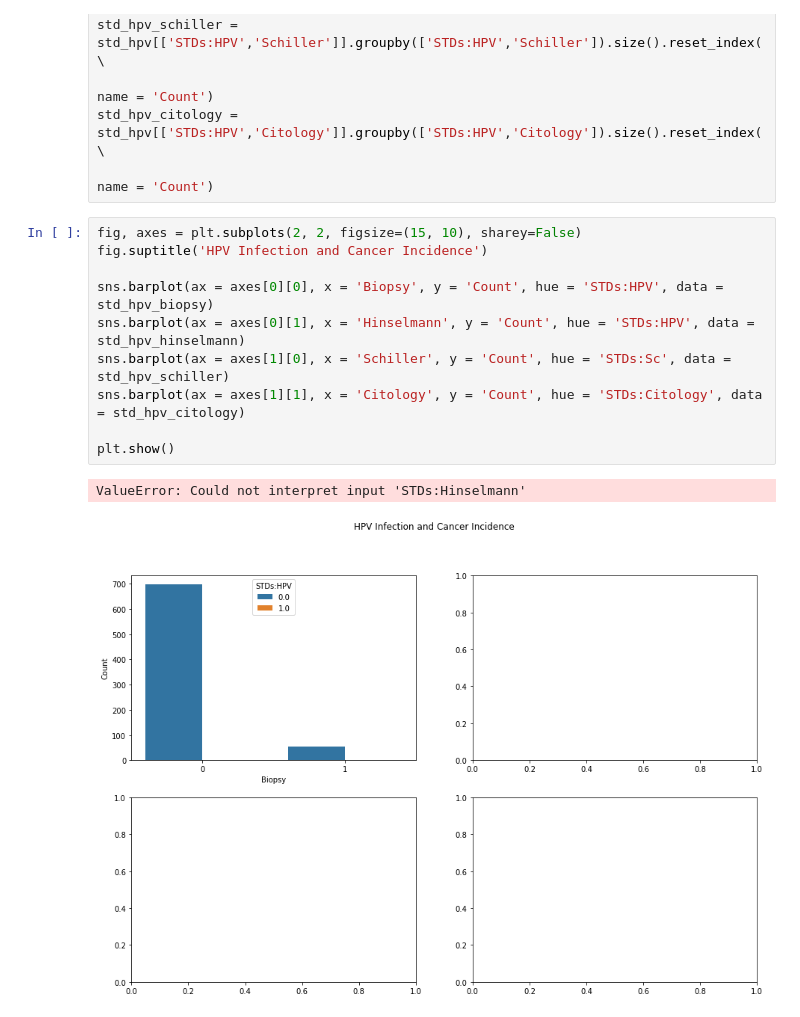
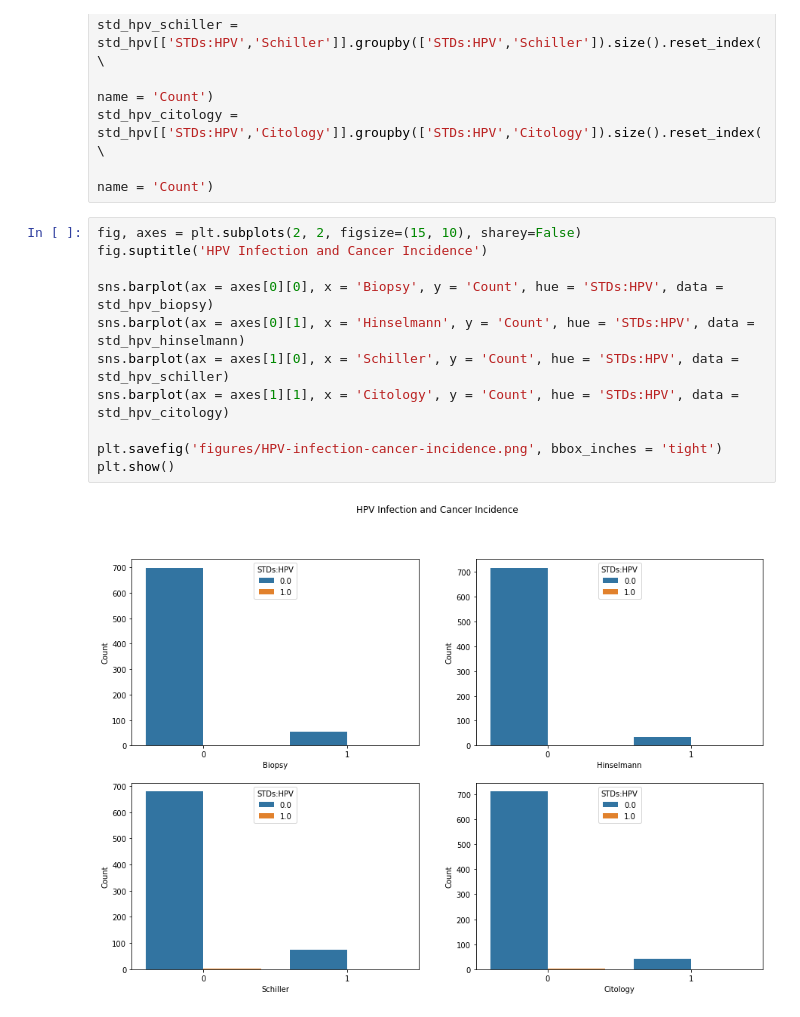
Before and after one commit to Shruti-Kaushal/Constructing-Risk-Profiles-for-Cervical-Cancer, a Jupyter notebook: Exploratory Analysis and Visualization.ipynb, the cells around one changed output. Drawn from its saved outputs; the diff is of its cells as text.

```diff
--- a/Exploratory Analysis and Visualization.ipynb
+++ b/Exploratory Analysis and Visualization.ipynb
@@ -179,13 +179,13 @@ std_hpv_citology = std_hpv[['STDs:HPV','Citology']].groupby(['STDs:HPV','Citolog
 # %%
 fig, axes = plt.subplots(2, 2, figsize=(15, 10), sharey=False)
 fig.suptitle('HPV Infection and Cancer Incidence')
 
 sns.barplot(ax = axes[0][0], x = 'Biopsy', y = 'Count', hue = 'STDs:HPV', data = std_hpv_biopsy)
 sns.barplot(ax = axes[0][1], x = 'Hinselmann', y = 'Count', hue = 'STDs:HPV', data = std_hpv_hinselmann)
-sns.barplot(ax = axes[1][0], x = 'Schiller', y = 'Count', hue = 'STDs:Sc', data = std_hpv_schiller)
-sns.barplot(ax = axes[1][1], x = 'Citology', y = 'Count', hue = 'STDs:Citology', data = std_hpv_citology)
+sns.barplot(ax = axes[1][0], x = 'Schiller', y = 'Count', hue = 'STDs:HPV', data = std_hpv_schiller)
+sns.barplot(ax = axes[1][1], x = 'Citology', y = 'Count', hue = 'STDs:HPV', data = std_hpv_citology)
 
+plt.savefig('figures/HPV-infection-cancer-incidence.png', bbox_inches = 'tight')
 plt.show()
 # %% [output]
-ValueError: Could not interpret input 'STDs:Hinselmann'
-[figure, old version]
+[figure, new version]
```
